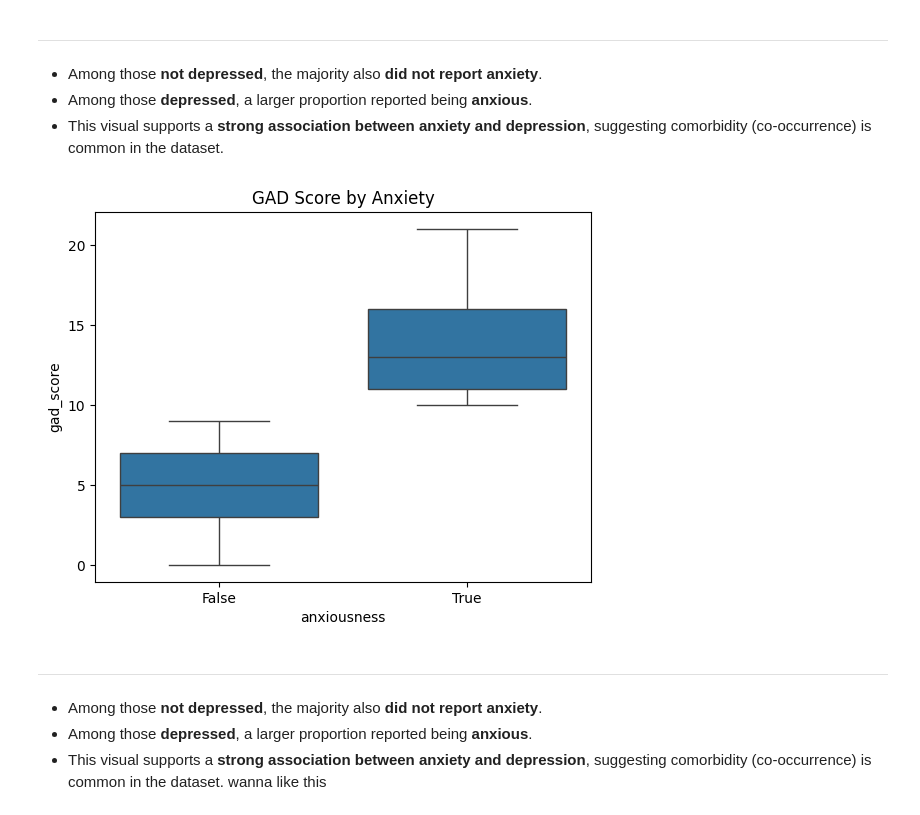
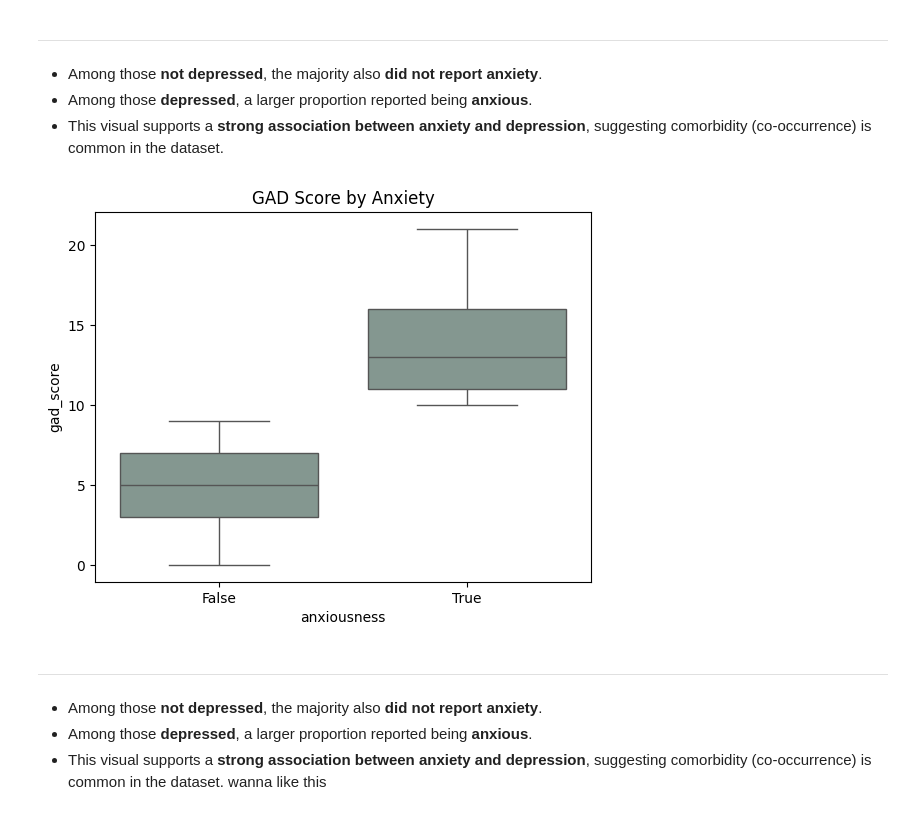
Before and after one commit to Aya-Elgammal/EDA, a Jupyter notebook: EDA.ipynb, the cells around one changed output. Cells and saved outputs as stored; diff of their text form; code cells hidden in the pictures.

```diff
--- a/EDA.ipynb
+++ b/EDA.ipynb
@@ -245,11 +258,11 @@ plt.show()
 - Among those **depressed**, a larger proportion reported being **anxious**.
 - This visual supports a **strong association between anxiety and depression**, suggesting comorbidity (co-occurrence) is common in the dataset.
 # %%
-sns.boxplot(x="anxiousness", y="gad_score", data=data)
+sns.boxplot(x="anxiousness", y="gad_score", data=data,color ='#819A91')
 plt.title("GAD Score by Anxiety")
 plt.show()
 # %% [output]
-[figure, old version]
+[figure, new version]
 # %% [markdown]
 ---
 
```
Also changed, not shown: parts of 14 cells of this notebook.
